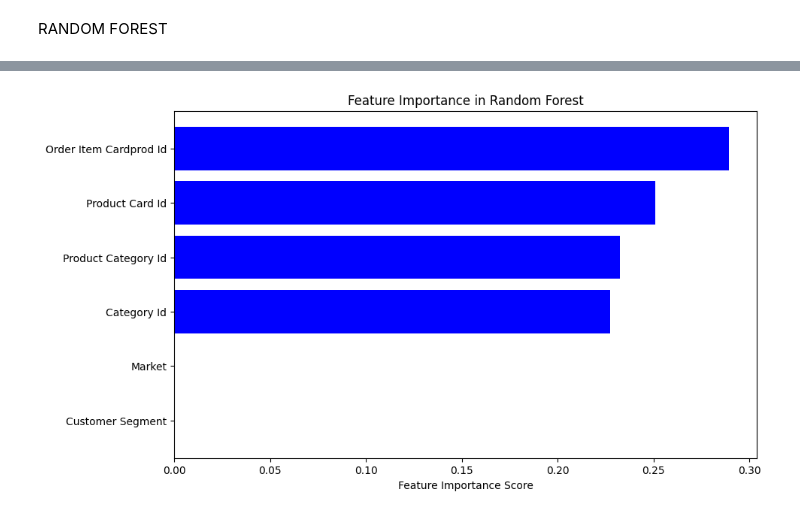
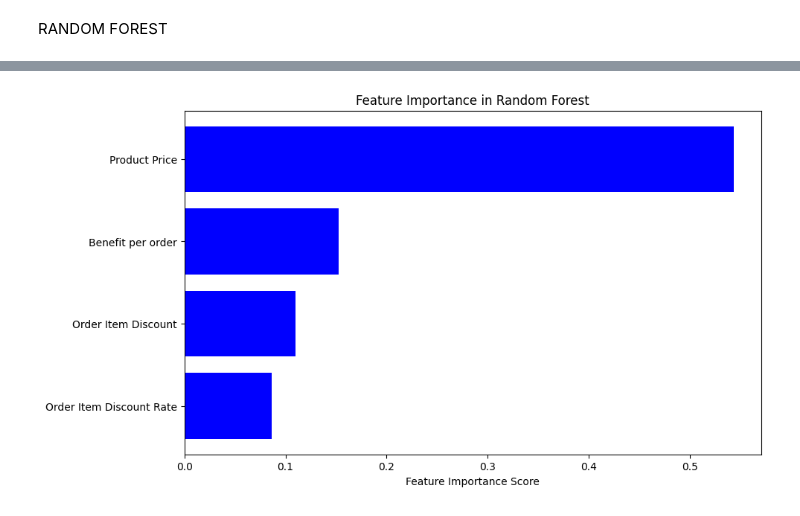
Before and after one commit to AyaSerageldin/Supply-Chain-Analysis, a Jupyter notebook: ML.ipynb, the cells around one changed output, grey strips where cells are left out. Drawn from its saved outputs; the diff is of its cells as text; code cells hidden in the pictures.

```diff
--- a/ML.ipynb
+++ b/ML.ipynb
@@ -247,8 +275,4 @@ df.dtypes
 dtype: object
-# %%
-#Change Date to Numerical to Be accepted by the correlation Matrix#
-df['order date (DateOrders)'] = (df['order date (DateOrders)'] - df['order date (DateOrders)'].min()).dt.days
-df['shipping date (DateOrders)'] = (df['shipping date (DateOrders)'] - df['shipping date (DateOrders)'].min()).dt.days
 # %%
 import seaborn as sns
 import matplotlib.pyplot as plt
@@ -322,11 +304,5 @@ df['Order Item Quantity_boxcox'], _ = boxcox(df['Order Item Quantity'] + 1)
 # %% [markdown]
 RANDOM FOREST
-# %%
-df['Customer Segment'] = pd.to_numeric(df['Customer Segment'], errors='coerce')
-df['Customer Segment'] = df['Customer Segment'].fillna(df['Customer Segment'].mean())
-
-df['Market'] = pd.to_numeric(df['Market'], errors='coerce')
-df['Market'] = df['Market'].fillna(df['Market'].mean())
 # %%
 #PREDICT CUSTOMER DEMAND#
 import numpy as np
@@ -335,15 +311,6 @@ from sklearn.ensemble import RandomForestRegressor
 from sklearn.metrics import mean_squared_error, r2_score
 
 
-
-Independent_Variables=[ 'Category Id', 'Order Item Cardprod Id','Product Card Id',
-                       'Product Category Id']
-
-X=df[Independent_Variables]
-Y=df['Order Item Quantity']
-
-X_train, X_test, y_train, y_test = train_test_split(X, Y, test_size=0.2, random_state=42)
-
-rf_model = RandomForestRegressor(n_estimators=100, max_depth=10, random_state=42)
-
-rf_model.fit(X_train, y_train)
+X = df[['Benefit per order','Order Item Discount','Product Price',
+        'Order Item Discount', 'Order Item Discount Rate']]
+Y = df['Order Item Quantity']
@@ -360,0 +337,6 @@ y_pred = rf_model.predict(X_test)
+# %%
+X_train, X_test, y_train, y_test = train_test_split(X, Y, test_size=0.2, random_state=42)
+
+rf_model = RandomForestRegressor(n_estimators=500, max_depth=10, random_state=42)
+
+rf_model.fit(X_train, y_train)
@@ -377,11 +383,11 @@ R-squared: 0.47
 # %%
 feature_importance = rf_model.feature_importances_
 sorted_idx = np.argsort(feature_importance)
 
 plt.figure(figsize=(10, 6))
-plt.barh(np.array(Independent_Variables)[sorted_idx], feature_importance[sorted_idx], color='blue')
+plt.barh(X.columns[sorted_idx], feature_importance[sorted_idx], color='blue')
 plt.xlabel("Feature Importance Score")
 plt.title("Feature Importance in Random Forest")
 plt.show()
 # %% [output]
-[figure, old version]
+[figure, new version]
```
Also changed, not shown: parts of 38 cells of this notebook.
